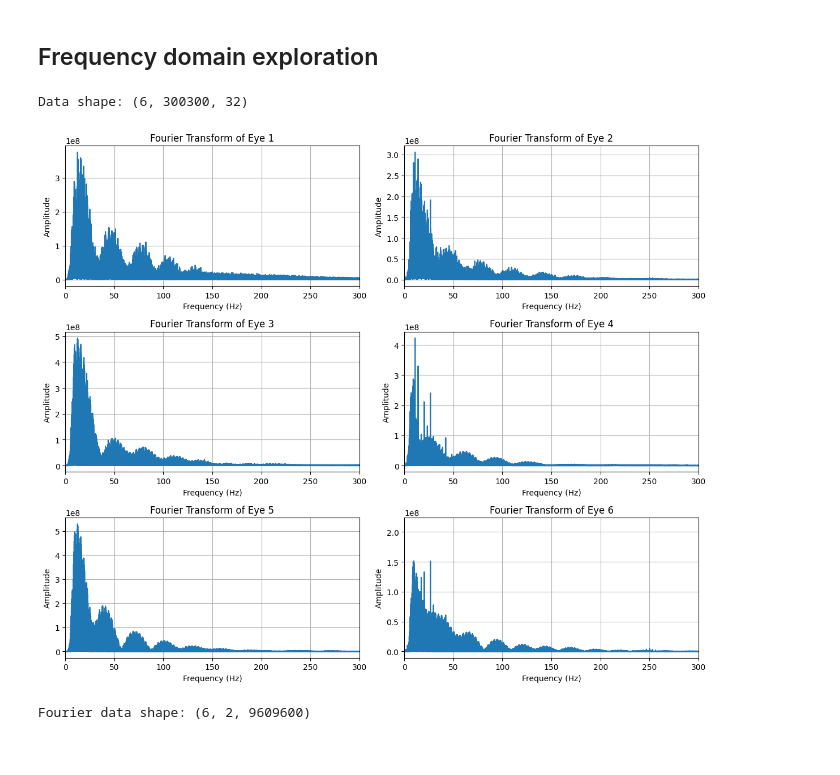
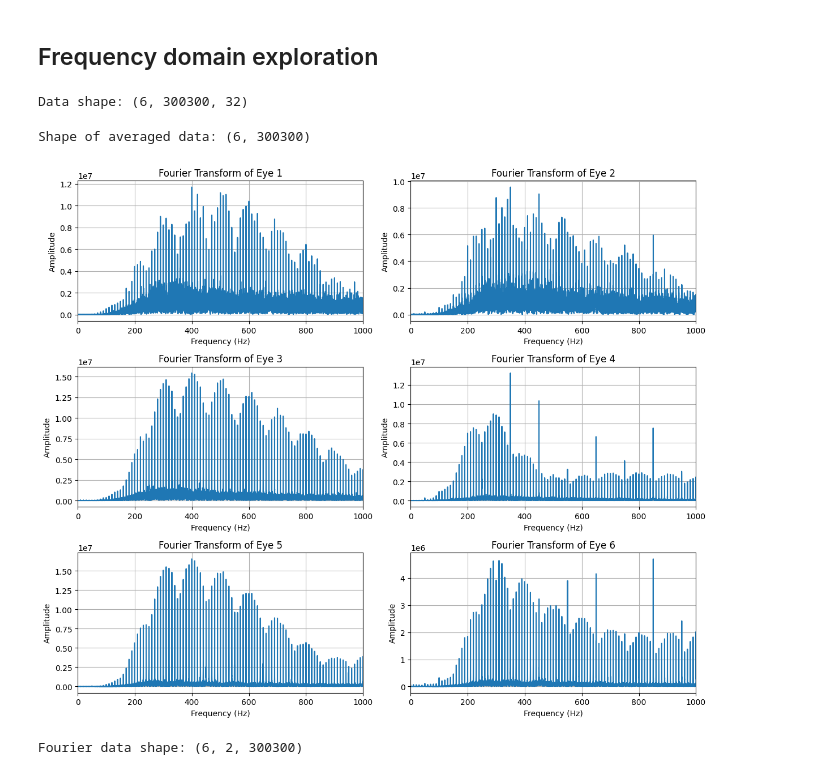
Before and after one commit to Whitesheep18/retinal-ecap-detection, a Jupyter notebook: ml_scripts/frequency_domian_analysis.ipynb, the cells around one changed output. Saved outputs shown, nothing was run; the diff lists cells and outputs as text; code cells hidden in the pictures.

```diff
--- a/ml_scripts/frequency_domian_analysis.ipynb
+++ b/ml_scripts/frequency_domian_analysis.ipynb
@@ -1,5 +1,5 @@
 # %% [markdown]
- ## Frequency domain exploration
+## Frequency domain exploration
 # %%
 import neo
 import matplotlib.pyplot as plt
@@ -43,15 +43,22 @@ for filename in filenames:
     data_SA = np.asarray(analog_signal_SA.magnitude)
     all_data.append(data_SA)
 
+all_data = np.array(all_data)
 # Print shape of the data
 print(f"Data shape: {np.shape(all_data)}")
 # %% [output]
 Data shape: (6, 300300, 32)
+# %%
+average_per_eye = np.mean(all_data, axis=2)
+
+# Check the shape of the resulting array
+print(f"Shape of averaged data: {average_per_eye.shape}")  # Should be (num_eyes, num_samples)
+# %% [output]
+Shape of averaged data: (6, 300300)
 # %%
 sampling_rate = 30000  # Hz
 fourier_data = []
 power_spectra = []
-
 
 # Set up a 3x2 grid for plotting
 fig, axes = plt.subplots(3, 2, figsize=(12, 10))
@@ -59,41 +66,44 @@ axes = axes.ravel()  # Flatten the 2D array of axes to iterate over
 
 # Define the frequency range you want to zoom into
 zoom_min_freq = 0  # Minimum frequency to display (in Hz)
-zoom_max_freq = 300  # Maximum frequency to display (in Hz)
+zoom_max_freq = 1000  # Maximum frequency to display (in Hz)
 
-# Loop through each file, read the data, perform Fourier transform, and plot
-for i, data_eye in enumerate(all_data):
+# Loop through each eye's data (assuming all_data is a list)
+for i in range(len(all_data)):  # Use len() instead of shape
+    # Choose a specific channel (for example, channel 0)
+    data_eye = average_per_eye[i]
+
     # Apply Fourier Transform on the data
     N = len(data_eye)  # Number of samples in the data
     yf = fft(data_eye)  # Perform FFT
     xf = fftfreq(N, 1 / sampling_rate)  # Frequency axis
 
     # Save Fourier transform data
     fourier_data.append((xf, yf))  # Store both frequency and transformed data
 
     # Compute Power Spectrum (squared magnitude of Fourier coefficients)
     power_spectrum = np.abs(yf[:N // 2]) ** 2
     power_spectra.append(power_spectrum)
 
     # Plot the Fourier Transform on the 3x2 grid
     axes[i].plot(xf[:N // 2], np.abs(yf[:N // 2]))  # Plot positive frequencies only
-    axes[i].set_title(f"Fourier Transform of Eye {i+1}")
+    axes[i].set_title(f"Fourier Transform of Eye {i + 1}")
     axes[i].set_xlabel("Frequency (Hz)")
     axes[i].set_ylabel("Amplitude")
     axes[i].grid(True)
 
     # Zoom in by setting x-axis limits to focus on the desired frequency range
     axes[i].set_xlim([zoom_min_freq, zoom_max_freq])
 
 # Adjust layout for clarity and save the figure
 plt.tight_layout()
 plt.show()
 
 # Print shape of the Fourier transform data
 print(f"Fourier data shape: {np.shape(fourier_data)}")
 # %% [output]
-[figure, old version]
+[figure, new version]
-Fourier data shape: (6, 2, 9609600)
+Fourier data shape: (6, 2, 300300)
 # %%
 # Convert power spectra to NumPy array for easier manipulation
 power_spectra = np.array(power_spectra)
```
Also changed, not shown: parts of 10 cells of this notebook.
